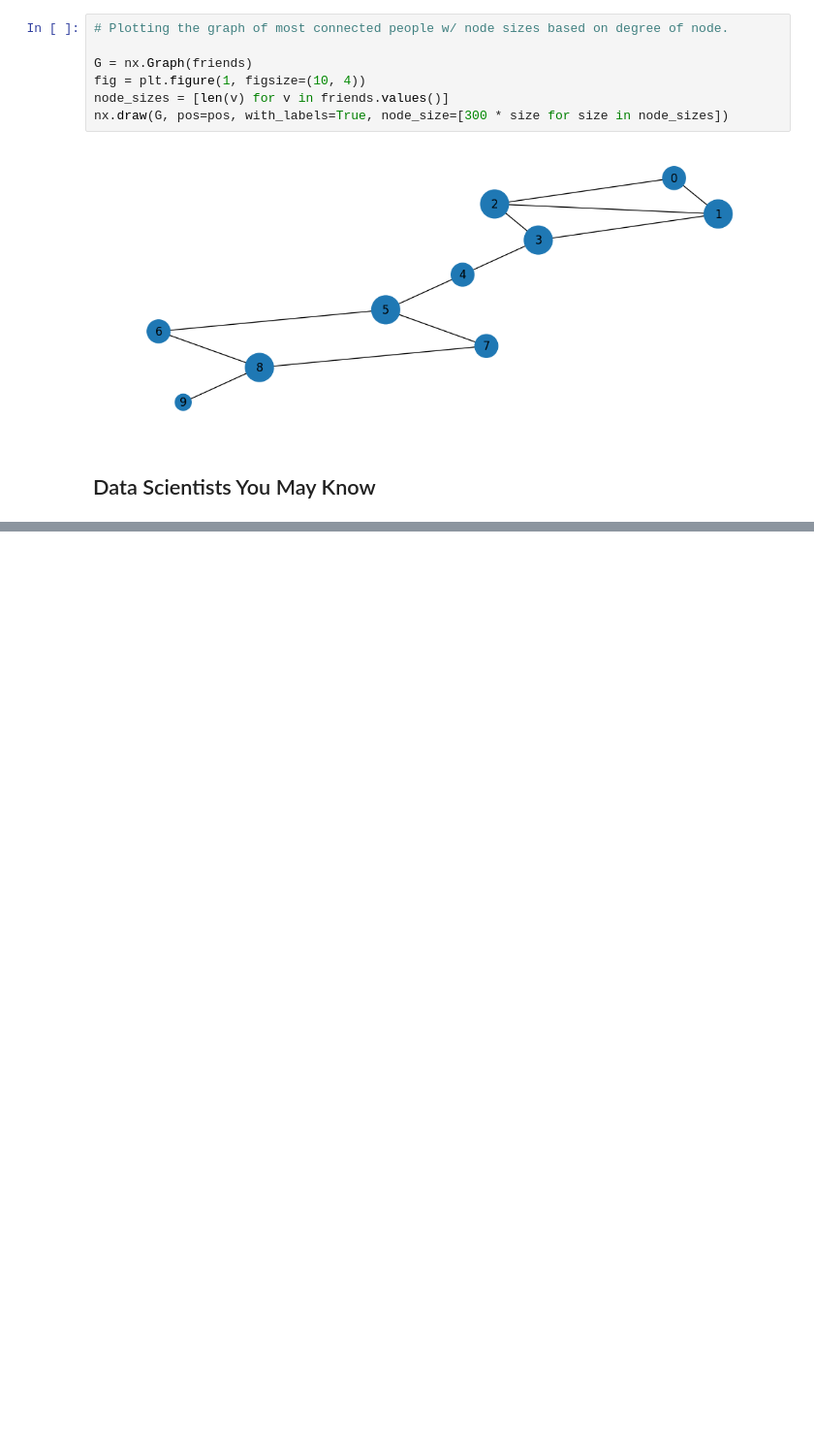
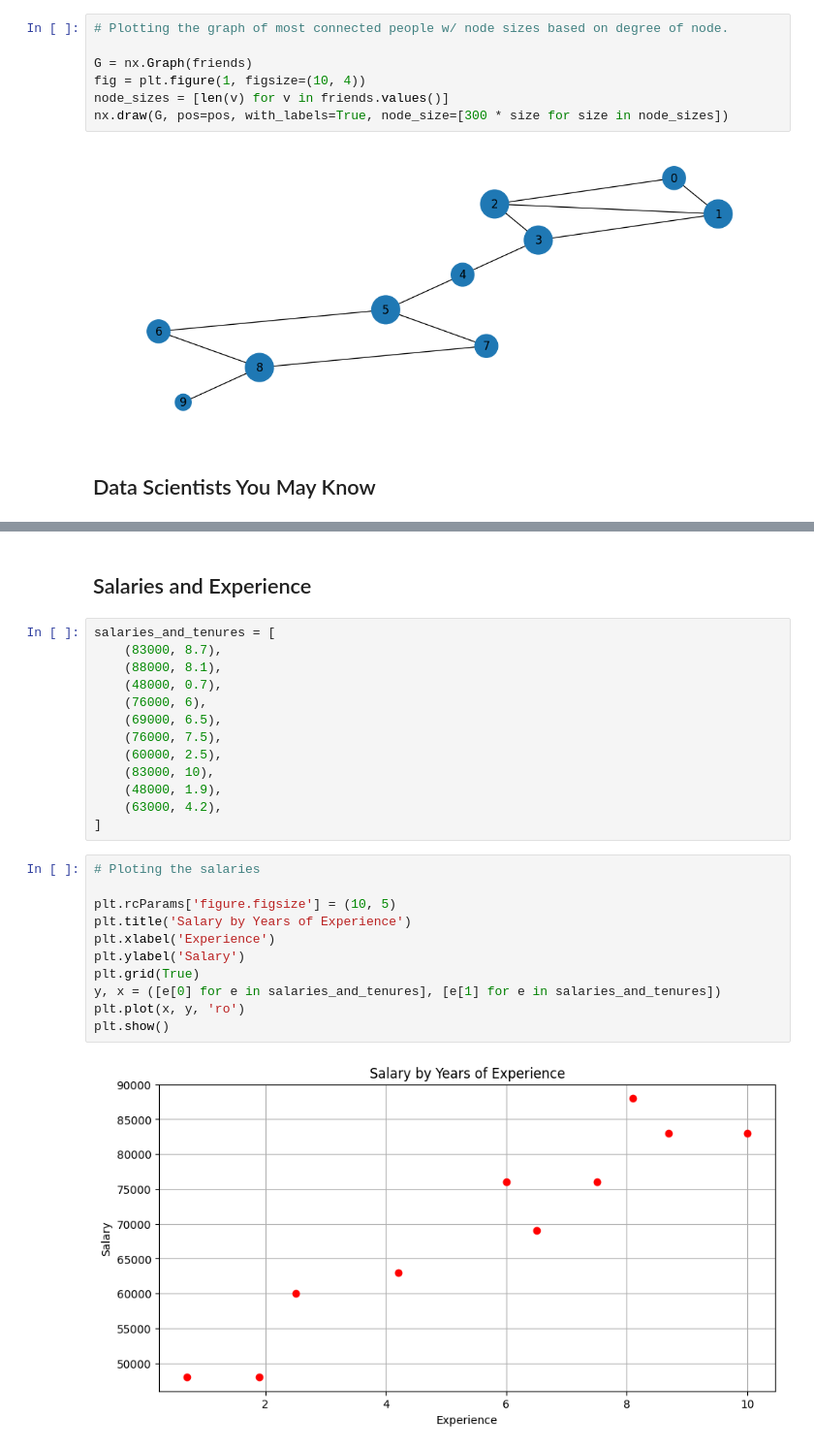
Before and after one commit to TheLastAurora/ds_scratch, a Jupyter notebook: ch_1.ipynb, the cells around one changed output, grey strips where cells are left out. Shown at 97% size. Cells and saved outputs as stored; diff of their text form; blank space fills up the shorter version.

```diff
--- a/ch_1.ipynb
+++ b/ch_1.ipynb
@@ -98,0 +188,28 @@ Common friends of users 0 and 1: {2, 3}
+# %% [markdown]
+## Salaries and Experience
+# %%
+salaries_and_tenures = [
+    (83000, 8.7),
+    (88000, 8.1),
+    (48000, 0.7),
+    (76000, 6),
+    (69000, 6.5),
+    (76000, 7.5),
+    (60000, 2.5),
+    (83000, 10),
+    (48000, 1.9),
+    (63000, 4.2),
+]
+# %%
+# Ploting the salaries
+
+plt.rcParams['figure.figsize'] = (10, 5)
+plt.title('Salary by Years of Experience')
+plt.xlabel('Experience')
+plt.ylabel('Salary')
+plt.grid(True)
+y, x = ([e[0] for e in salaries_and_tenures], [e[1] for e in salaries_and_tenures])
+plt.plot(x, y, 'ro')
+plt.show()
+# %% [output]
+[figure, added]
```
Also changed, not shown: parts of 9 cells of this notebook, 1 other file.
